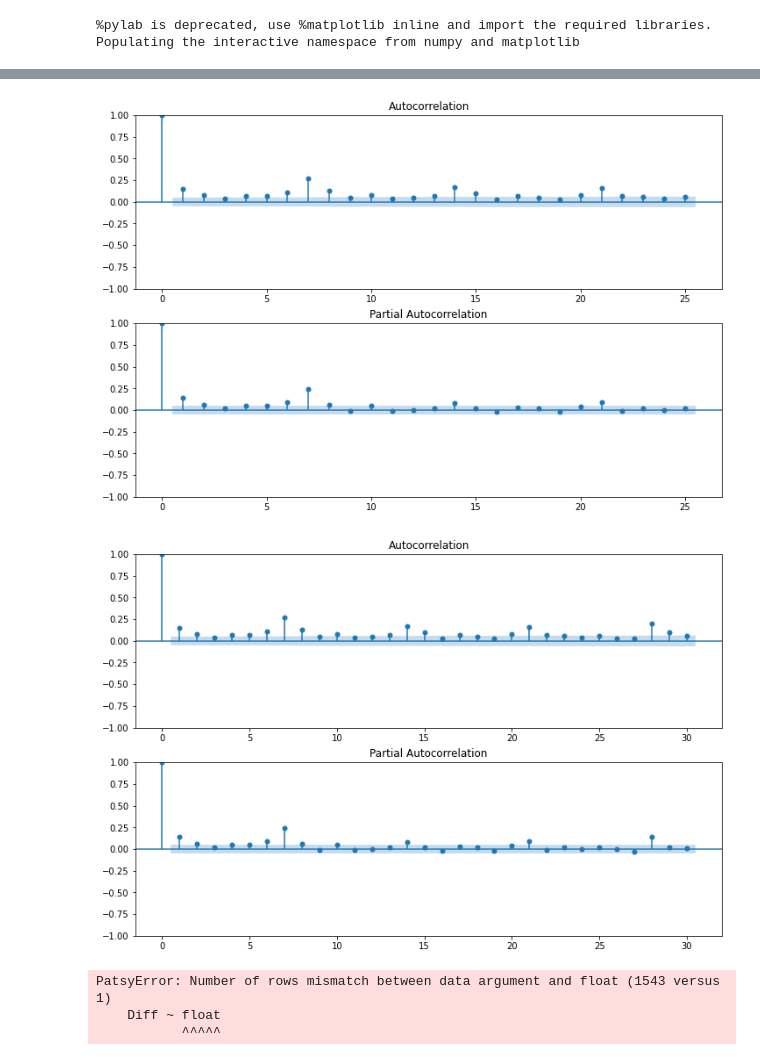
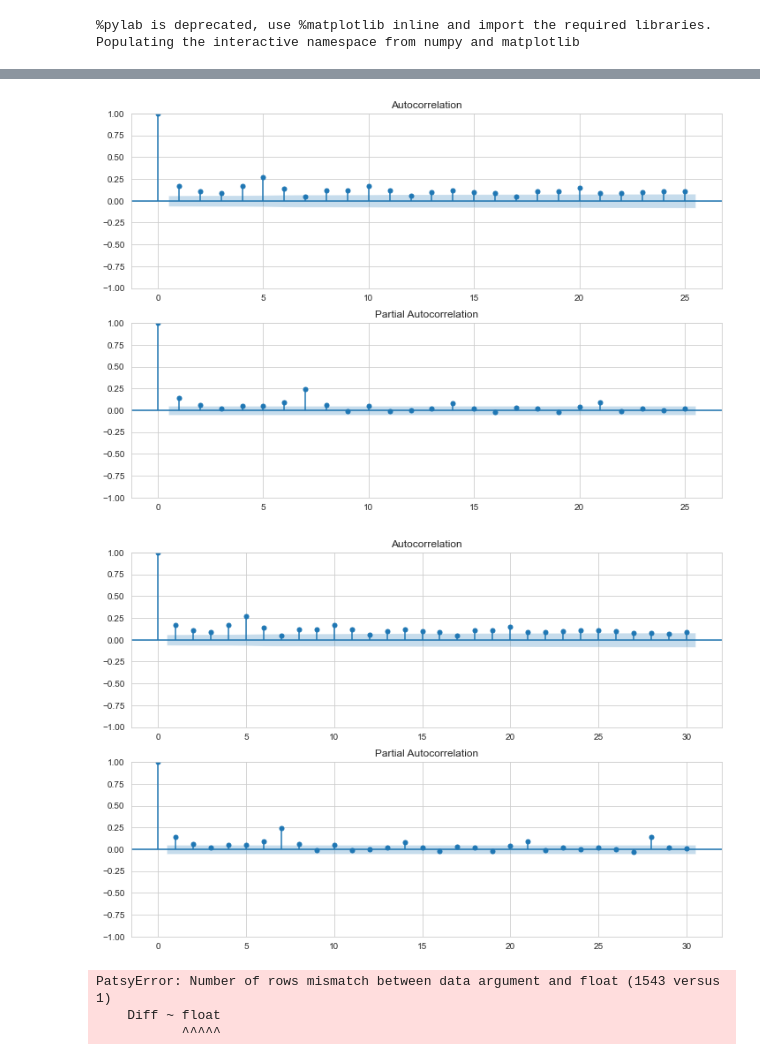
Before and after one commit to takkat14/Balance-Forecasting-Pipeline, a Jupyter notebook: Project_2.ipynb, the cells around one changed output, grey strips where cells are left out. Saved outputs shown, nothing was run; the diff lists cells and outputs as text; code cells hidden in the pictures.

```diff
--- a/Project_2.ipynb
+++ b/Project_2.ipynb
@@ -102,3 +1,15 @@ df[df.Outcome != 0].Diff
+# %%
+import pandas as pd
+import numpy as np
+import holidays
+import matplotlib.pyplot as plt
+import seaborn as sns
+sns.set_style('whitegrid')
+# %%
+df = pd.read_excel("data/Project 2_2022.xlsx")
+df.Date = pd.to_datetime(df.Date)
+df['weekday'] = df.Date.dt.weekday
+df["is_holiday"] = df.apply(lambda x: x['weekday'] == 5 or x['weekday'] == 6 or x.Date in holidays.country_holidays('RU'), axis=1)
 # %%
 df
 # %% [output]
@@ -139,7 +184,7 @@ Populating the interactive namespace from numpy and matplotlib
 for lag in [10, 15, 25, 30]:
     fig = plt.figure(figsize=(12,8))
     ax1 = fig.add_subplot(211)
-    fig = sm.graphics.tsa.plot_acf(df.Diff, lags=lag, ax=ax1) #otg1diff.values.squeeze()
+    fig = sm.graphics.tsa.plot_acf(df[df['is_holiday'] == False].Diff, lags=lag, ax=ax1) #otg1diff.values.squeeze()
     ax2 = fig.add_subplot(212)
     fig = sm.graphics.tsa.plot_pacf(df.Diff, lags=lag, ax=ax2)
     plt.show()
@@ -149,5 +194,5 @@ for lag in [10, 15, 25, 30]:
-[figure, old version]
+[figure, new version]
-[figure, old version]
+[figure, new version]
 # %%
 mod = smf.ols('Diff ~ float', data=df[['Date', 'Diff']])
 res = mod.fit()
```
Also changed, not shown: parts of 23 cells of this notebook.
